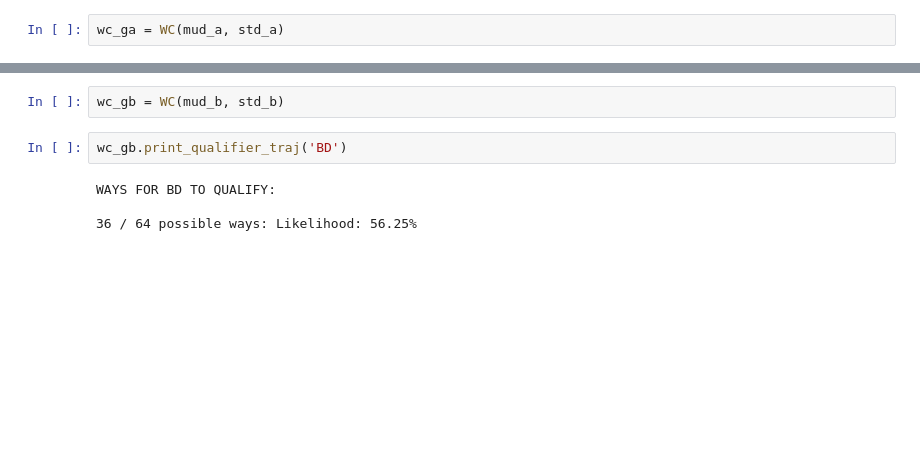
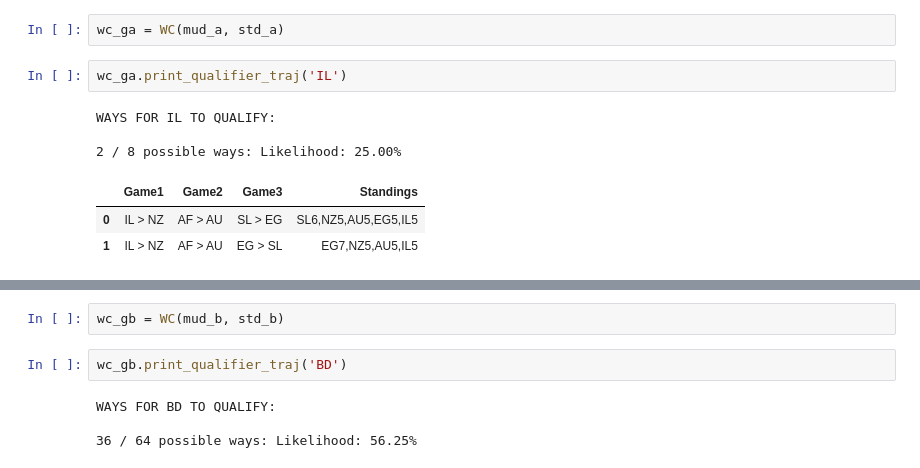
Before and after one commit to AydenZK/cricket_wc, a Jupyter notebook: rough.ipynb, the cells around one changed output, grey strips where cells are left out. Cells and saved outputs as stored; diff of their text form; blank space fills up the shorter version.

```diff
--- a/rough.ipynb
+++ b/rough.ipynb
@@ -85,6 +85,15 @@ class WC:
         #     print(' | '.join(traj))
 # %%
 wc_ga = WC(mud_a, std_a)
+# %%
+wc_ga.print_qualifier_traj('IL')
+# %% [output]
+WAYS FOR IL TO QUALIFY:
+
+2 / 8 possible ways: Likelihood: 25.00%
+|  | Game1 | Game2 | Game3 | Standings |
+| 0 | IL > NZ | AF > AU | SL > EG | SL6,NZ5,AU5,EG5,IL5 |
+| 1 | IL > NZ | AF > AU | EG > SL | EG7,NZ5,AU5,IL5 |
 # %%
 wc_ga.print_qualifier_traj('SL')
 # %% [output]
```
Also changed, not shown: parts of 3 cells of this notebook, 2 other files.
